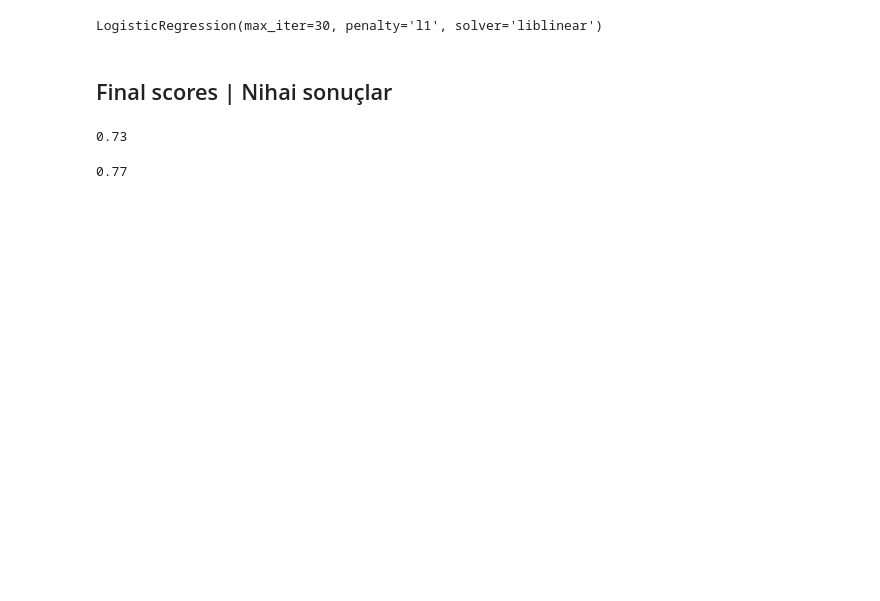
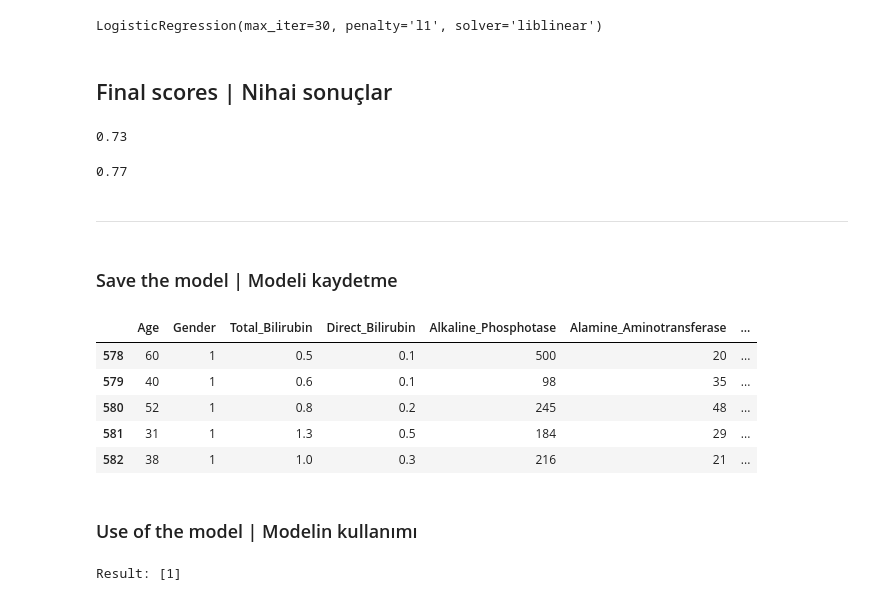
Before and after one commit to erginozahmetsafa/Indian-Liver-Patient, a Jupyter notebook: indian_liver_patient.ipynb, the cells around one changed output. Cells and saved outputs as stored; diff of their text form; code cells hidden in the pictures; blank space fills up the shorter version.

Commit message:
Save and using of the model.

```diff
--- a/indian_liver_patient.ipynb
+++ b/indian_liver_patient.ipynb
@@ -318,3 +318,7 @@ tuned_score2=precision_score(y_test,y_tuned_pred)
 print(f'{tuned_score2:.2f}')
 # %% [output]
 0.77
+# %% [markdown]
+***
+# %% [markdown]
+### Save the model | Modeli kaydetme
@@ -320,0 +330,20 @@ print(f'{tuned_score2:.2f}')
+# %%
+df.tail()
+# %% [output]
+|  | Age | Gender | Total_Bilirubin | Direct_Bilirubin | Alkaline_Phosphotase | Alamine_Aminotransferase | ... |
+| 578 | 60 | 1 | 0.5 | 0.1 | 500 | 20 | ... |
+| 579 | 40 | 1 | 0.6 | 0.1 | 98 | 35 | ... |
+| 580 | 52 | 1 | 0.8 | 0.2 | 245 | 48 | ... |
+| 581 | 31 | 1 | 1.3 | 0.5 | 184 | 29 | ... |
+| 582 | 38 | 1 | 1.0 | 0.3 | 216 | 21 | ... |
+# %% [markdown]
+### Use of the model | Modelin kullanımı
+# %%
+with open("trained_model.pkl", "rb") as file:
+    loaded_model = pickle.load(file)
+
+new_data = [[65, 0, 0.7, 0.1,187,12,18,6.8,3.3,0.7]]  # Sample Data | Örnek veri
+result = loaded_model.predict(new_data)
+print("Result:", result)
+# %% [output]
+Result: [1]
```
Also changed, not shown: parts of 4 cells of this notebook, 1 other file.
